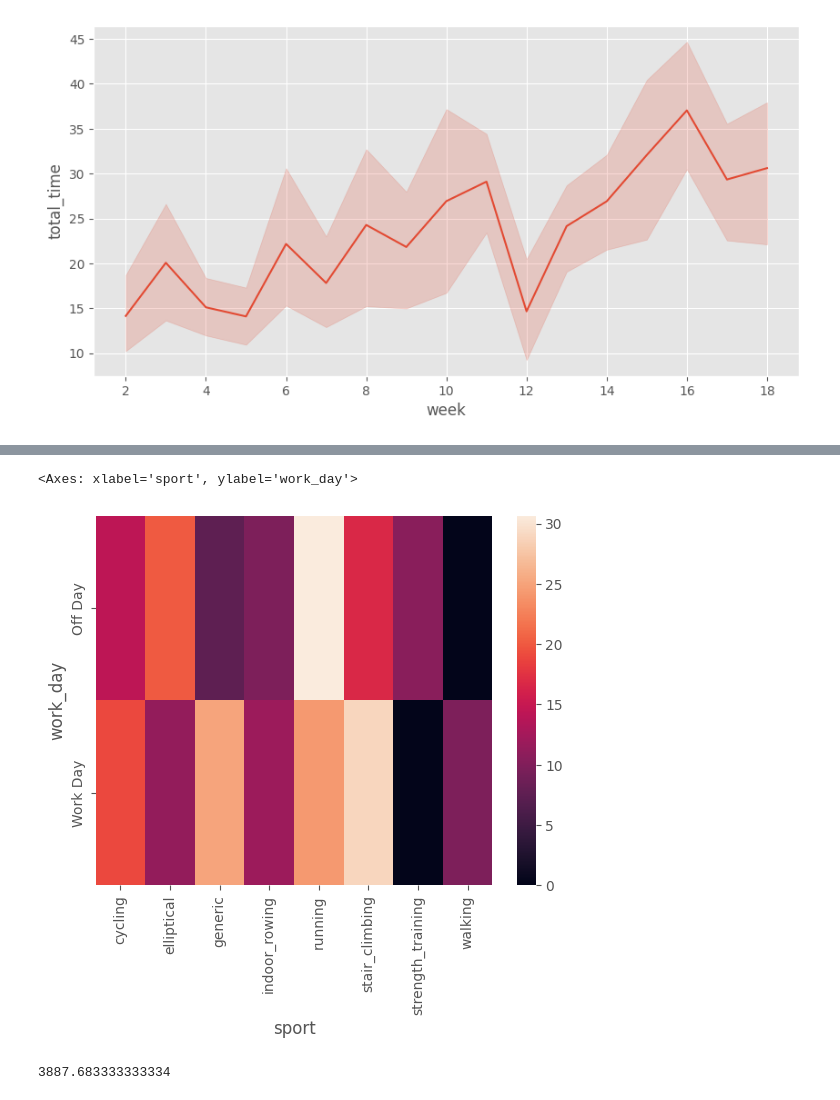
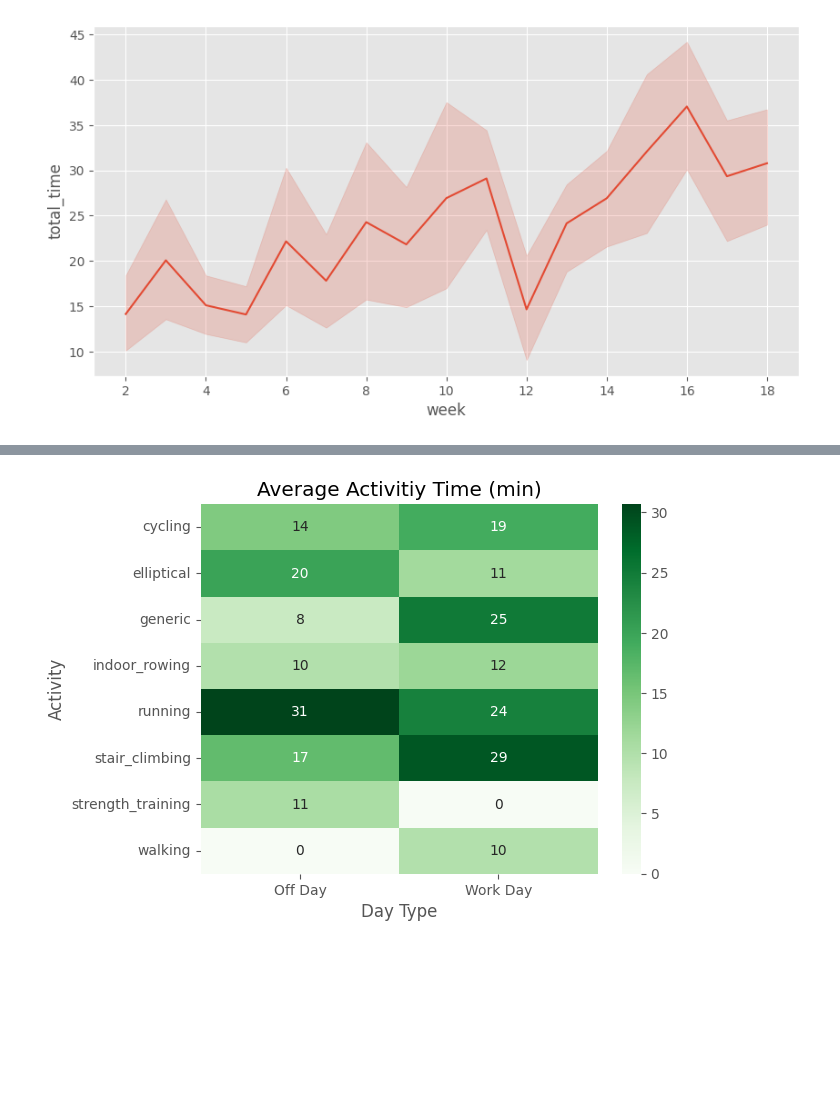
Before and after one commit to nsedler/Garmin-Analysis, a Jupyter notebook: garmin_activities_analysis.ipynb, the cells around one changed output, grey strips where cells are left out. Drawn from its saved outputs; the diff is of its cells as text; code cells hidden in the pictures; blank space fills up the shorter version.

Commit message:
data udpate

```diff
--- a/garmin_activities_analysis.ipynb
+++ b/garmin_activities_analysis.ipynb
@@ -364,13 +307,12 @@ x
 # %%
 piv = pd.pivot_table(
-    columns=df_activities['sport'], values='total_time', index='work_day', aggfunc='mean', data=df_activities).fillna(0.00)
-sns.heatmap(piv, )
+    columns=df_activities['work_day'], values='total_time', index='sport', aggfunc='mean', data=df_activities,).fillna(0)
+work_day_hm = sns.heatmap(piv, cmap='Greens', annot=True, fmt='.0f',)
+work_day_hm.set_title('Average Activitiy Time (min)')
+work_day_hm.set_xlabel('Day Type')
+work_day_hm.set_ylabel('Activity')
+plt.show()
 # %% [output]
-<Axes: xlabel='sport', ylabel='work_day'>
-[figure, old version]
+[figure, new version]
-# %%
-df_activities['total_time'].sum()
-# %% [output]
-3887.683333333334
 # %%
 # df_activities.to_csv('data/activities_dashboard.csv')
```
Also changed, not shown: parts of 13 cells of this notebook, 2 other files.
